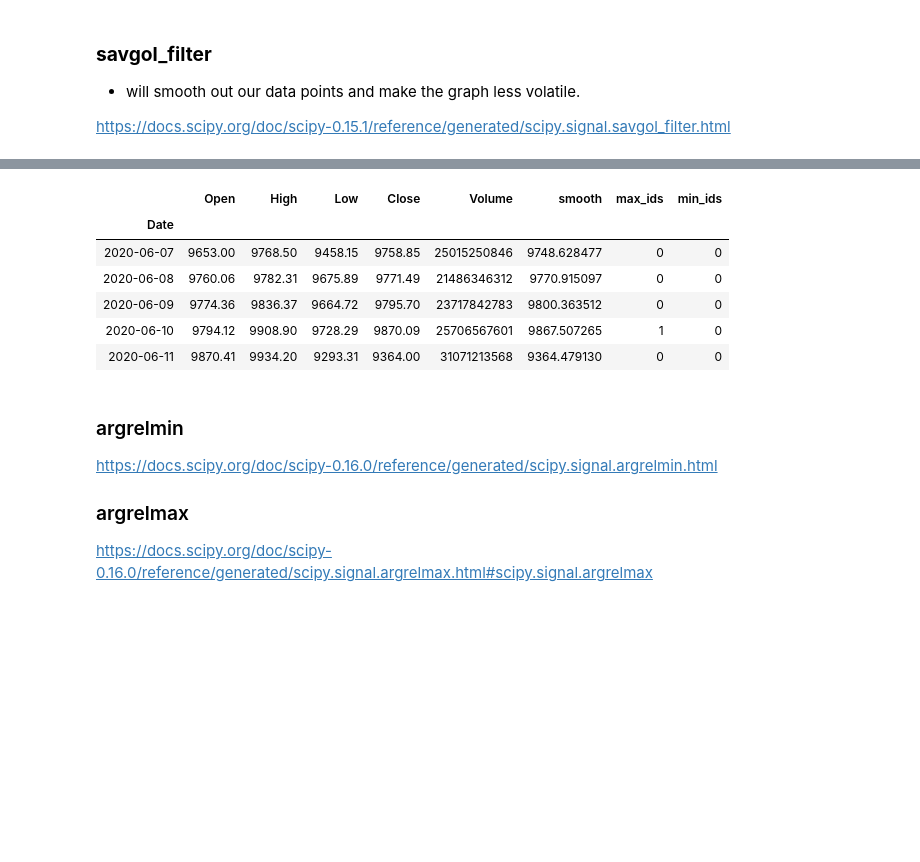
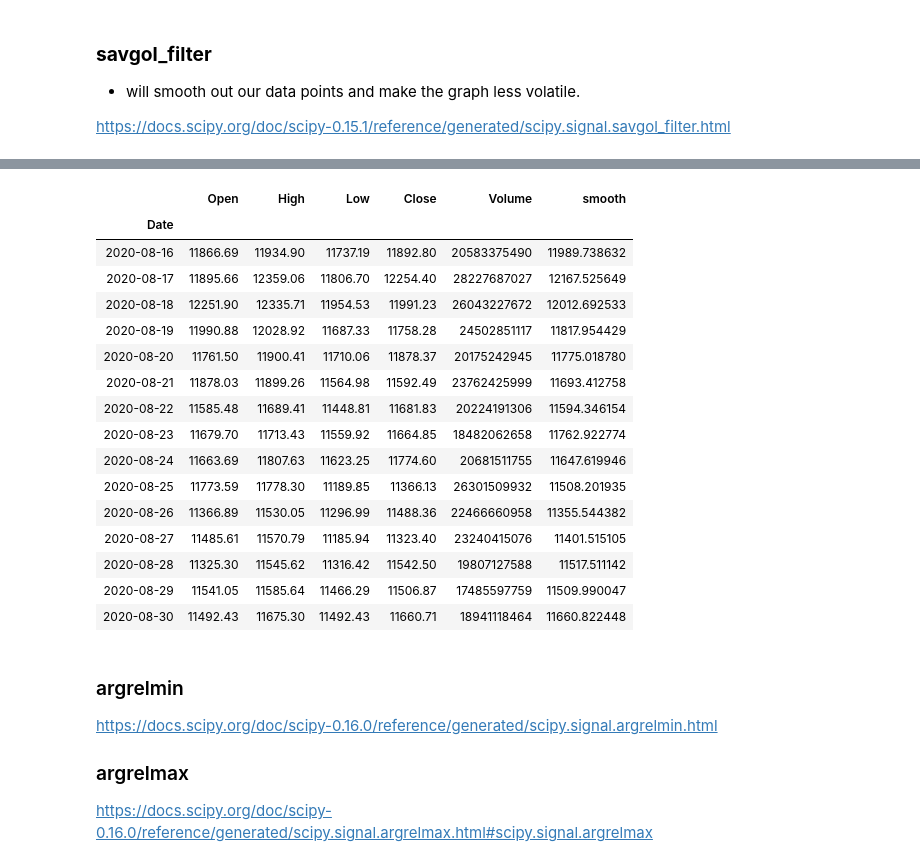
Before and after one commit to anhbiphan/Project_Bitcoin, a Jupyter notebook: BTC-USD_High_Preds.ipynb, the cells around one changed output, grey strips where cells are left out. Cells and saved outputs as stored; diff of their text form; code cells hidden in the pictures; blank space fills up the shorter version.

```diff
--- a/BTC-USD_High_Preds.ipynb
+++ b/BTC-USD_High_Preds.ipynb
@@ -48,7 +39,7 @@ today
 # We will grab our data from Yahoo Finance
 # We have to set a start date for the first initial data and th end date.
 data = yf.Ticker('BTC-USD')
-bit_data = data.history(start='2018-01-01',end=today)
+bit_data = data.history(start='2017-01-01',end=today)
 # %%
 bitcoin = bit_data
 # %%
@@ -104,15 +105,25 @@ plt.legend();
 # %%
 # Here we can see that the smooth column is a bit off compared to the Close column.
 # Smooth column represents Close price, but smoother or a bit less stiff
-bitcoin.tail()
+bitcoin.tail(15)
 # %% [output]
-|  | Open | High | Low | Close | Volume | smooth | max_ids | min_ids |
-| Date |  |  |  |  |  |  |  |  |
-| 2020-06-07 | 9653.00 | 9768.50 | 9458.15 | 9758.85 | 25015250846 | 9748.628477 | 0 | 0 |
-| 2020-06-08 | 9760.06 | 9782.31 | 9675.89 | 9771.49 | 21486346312 | 9770.915097 | 0 | 0 |
-| 2020-06-09 | 9774.36 | 9836.37 | 9664.72 | 9795.70 | 23717842783 | 9800.363512 | 0 | 0 |
-| 2020-06-10 | 9794.12 | 9908.90 | 9728.29 | 9870.09 | 25706567601 | 9867.507265 | 1 | 0 |
-| 2020-06-11 | 9870.41 | 9934.20 | 9293.31 | 9364.00 | 31071213568 | 9364.479130 | 0 | 0 |
+|  | Open | High | Low | Close | Volume | smooth |
+| Date |  |  |  |  |  |  |
+| 2020-08-16 | 11866.69 | 11934.90 | 11737.19 | 11892.80 | 20583375490 | 11989.738632 |
+| 2020-08-17 | 11895.66 | 12359.06 | 11806.70 | 12254.40 | 28227687027 | 12167.525649 |
+| 2020-08-18 | 12251.90 | 12335.71 | 11954.53 | 11991.23 | 26043227672 | 12012.692533 |
+| 2020-08-19 | 11990.88 | 12028.92 | 11687.33 | 11758.28 | 24502851117 | 11817.954429 |
+| 2020-08-20 | 11761.50 | 11900.41 | 11710.06 | 11878.37 | 20175242945 | 11775.018780 |
+| 2020-08-21 | 11878.03 | 11899.26 | 11564.98 | 11592.49 | 23762425999 | 11693.412758 |
+| 2020-08-22 | 11585.48 | 11689.41 | 11448.81 | 11681.83 | 20224191306 | 11594.346154 |
+| 2020-08-23 | 11679.70 | 11713.43 | 11559.92 | 11664.85 | 18482062658 | 11762.922774 |
+| 2020-08-24 | 11663.69 | 11807.63 | 11623.25 | 11774.60 | 20681511755 | 11647.619946 |
+| 2020-08-25 | 11773.59 | 11778.30 | 11189.85 | 11366.13 | 26301509932 | 11508.201935 |
+| 2020-08-26 | 11366.89 | 11530.05 | 11296.99 | 11488.36 | 22466660958 | 11355.544382 |
+| 2020-08-27 | 11485.61 | 11570.79 | 11185.94 | 11323.40 | 23240415076 | 11401.515105 |
+| 2020-08-28 | 11325.30 | 11545.62 | 11316.42 | 11542.50 | 19807127588 | 11517.511142 |
+| 2020-08-29 | 11541.05 | 11585.64 | 11466.29 | 11506.87 | 17485597759 | 11509.990047 |
+| 2020-08-30 | 11492.43 | 11675.30 | 11492.43 | 11660.71 | 18941118464 | 11660.822448 |
 # %% [markdown]
 ### argrelmin
 https://docs.scipy.org/doc/scipy-0.16.0/reference/generated/scipy.signal.argrelmin.html
```
Also changed, not shown: parts of 52 cells of this notebook, 2 other files.
